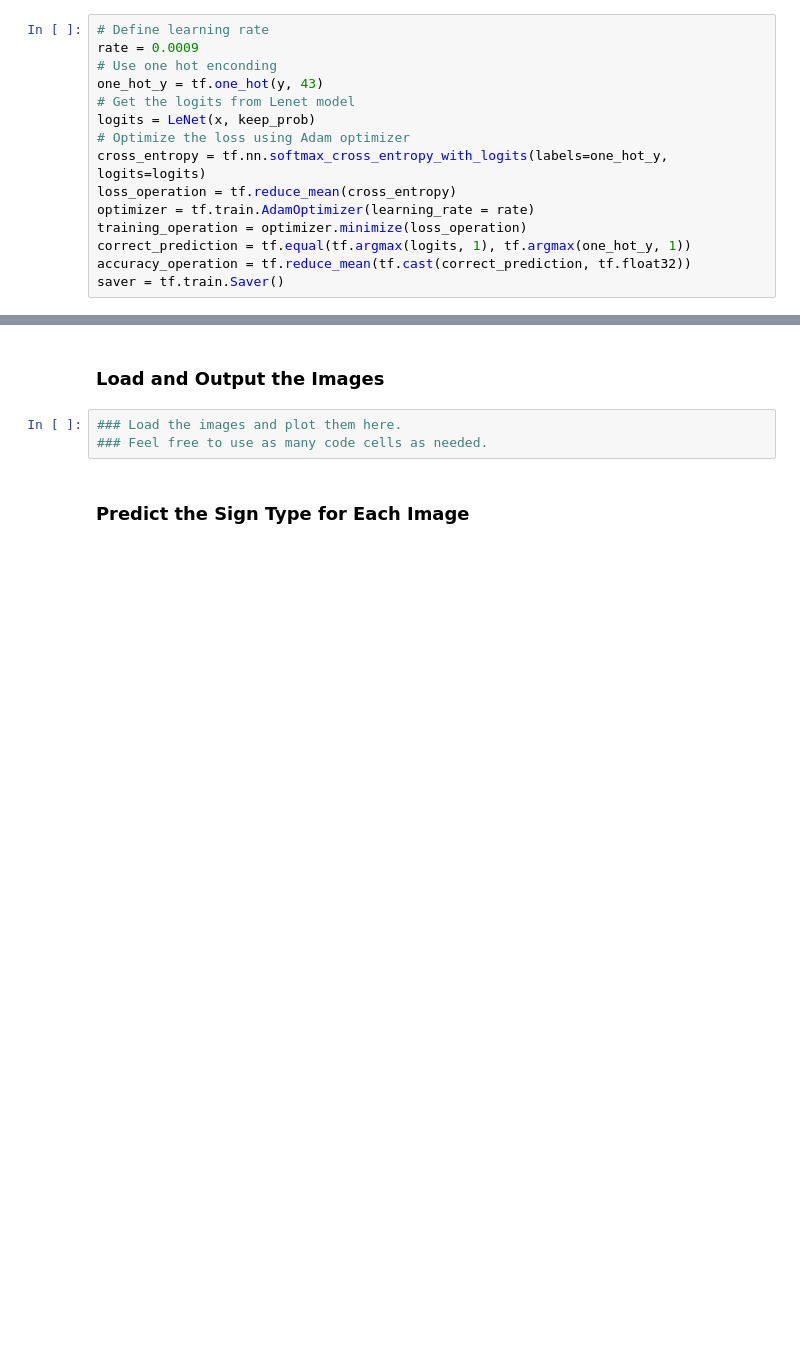
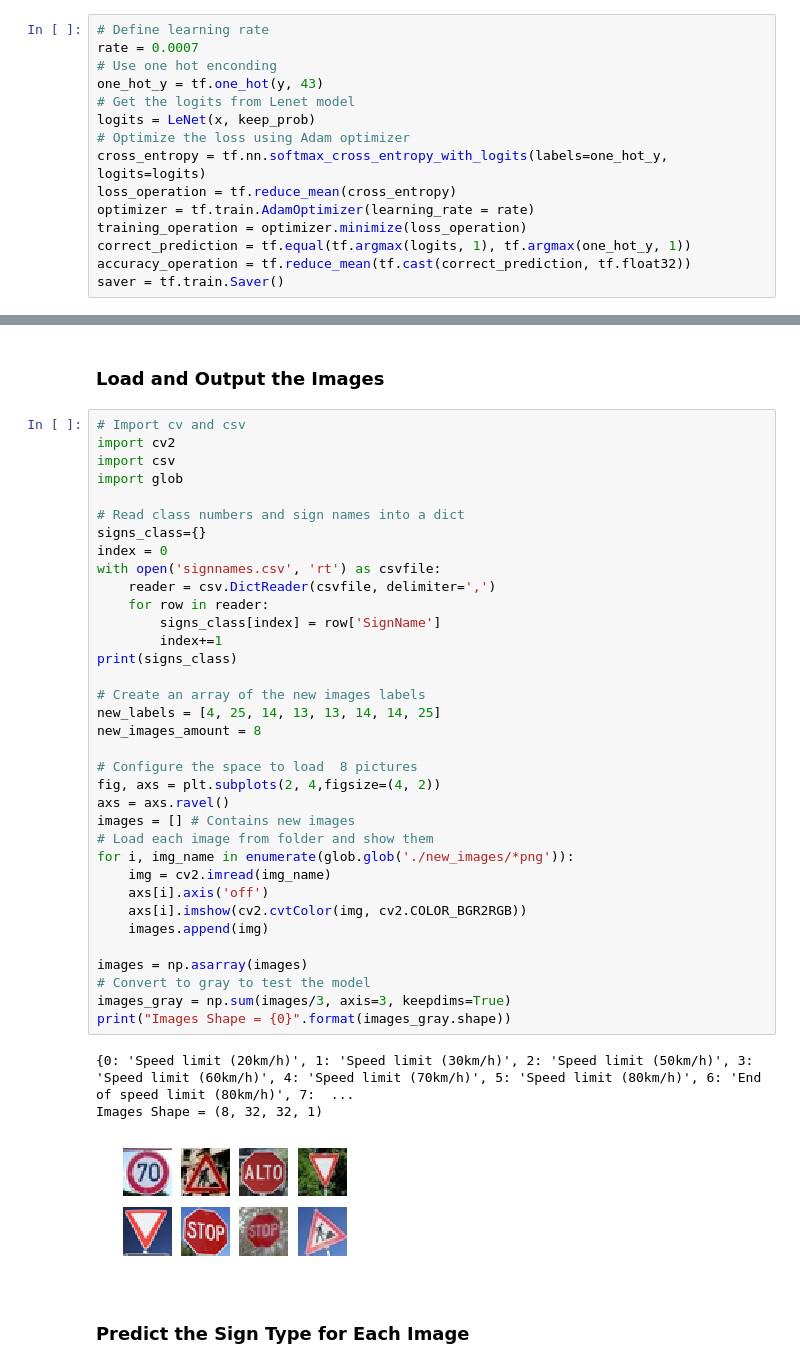
Before and after one commit to vmonestel/CarND-Traffic-Sign-Classifier-Project, a Jupyter notebook: Traffic_Sign_Classifier.ipynb, the cells around one changed output, grey strips where cells are left out. Cells and saved outputs as stored; diff of their text form; blank space fills up the shorter version.

```diff
--- a/Traffic_Sign_Classifier.ipynb
+++ b/Traffic_Sign_Classifier.ipynb
@@ -391,7 +356,7 @@ x = tf.placeholder(tf.float32, (None, 32, 32, 1))
 y = tf.placeholder(tf.int32, (None))
 # %%
 # Define learning rate
-rate = 0.0009
+rate = 0.0007
 # Use one hot enconding
 one_hot_y = tf.one_hot(y, 43)
 # Get the logits from Lenet model
@@ -466,7 +451,43 @@ You may find `signnames.csv` useful as it contains mappings from the class id (i
 # %% [markdown]
 ### Load and Output the Images
-# %%
-### Load the images and plot them here.
-### Feel free to use as many code cells as needed.
+# %%
+# Import cv and csv
+import cv2
+import csv
+import glob
+
+# Read class numbers and sign names into a dict
+signs_class={}
+index = 0
+with open('signnames.csv', 'rt') as csvfile:
+    reader = csv.DictReader(csvfile, delimiter=',')
+    for row in reader:
+        signs_class[index] = row['SignName']
+        index+=1
+print(signs_class)
+
+# Create an array of the new images labels
+new_labels = [4, 25, 14, 13, 13, 14, 14, 25]
+new_images_amount = 8
+
+# Configure the space to load  8 pictures
+fig, axs = plt.subplots(2, 4,figsize=(4, 2))
+axs = axs.ravel()
+images = [] # Contains new images
+# Load each image from folder and show them
+for i, img_name in enumerate(glob.glob('./new_images/*png')):
+    img = cv2.imread(img_name)
+    axs[i].axis('off')
+    axs[i].imshow(cv2.cvtColor(img, cv2.COLOR_BGR2RGB))
+    images.append(img)
+
+images = np.asarray(images)
+# Convert to gray to test the model
+images_gray = np.sum(images/3, axis=3, keepdims=True)
+print("Images Shape = {0}".format(images_gray.shape))
+# %% [output]
+{0: 'Speed limit (20km/h)', 1: 'Speed limit (30km/h)', 2: 'Speed limit (50km/h)', 3: 'Speed limit (60km/h)', 4: 'Speed limit (70km/h)', 5: 'Speed limit (80km/h)', 6: 'End of speed limit (80km/h)', 7:  ...
+Images Shape = (8, 32, 32, 1)
+[figure, added]
 # %% [markdown]
 ### Predict the Sign Type for Each Image
```
Also changed, not shown: parts of 20 cells of this notebook, 1 other file.
